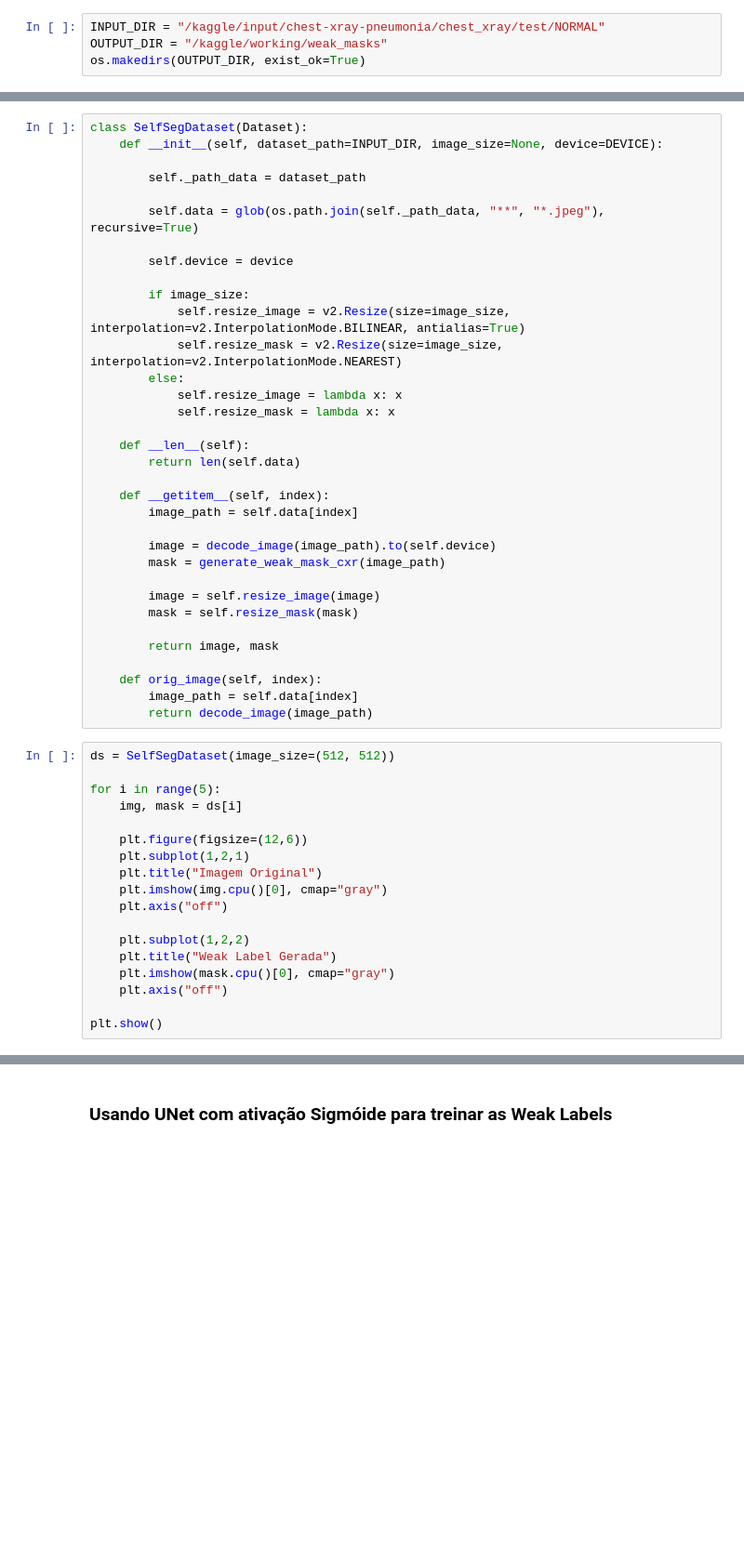
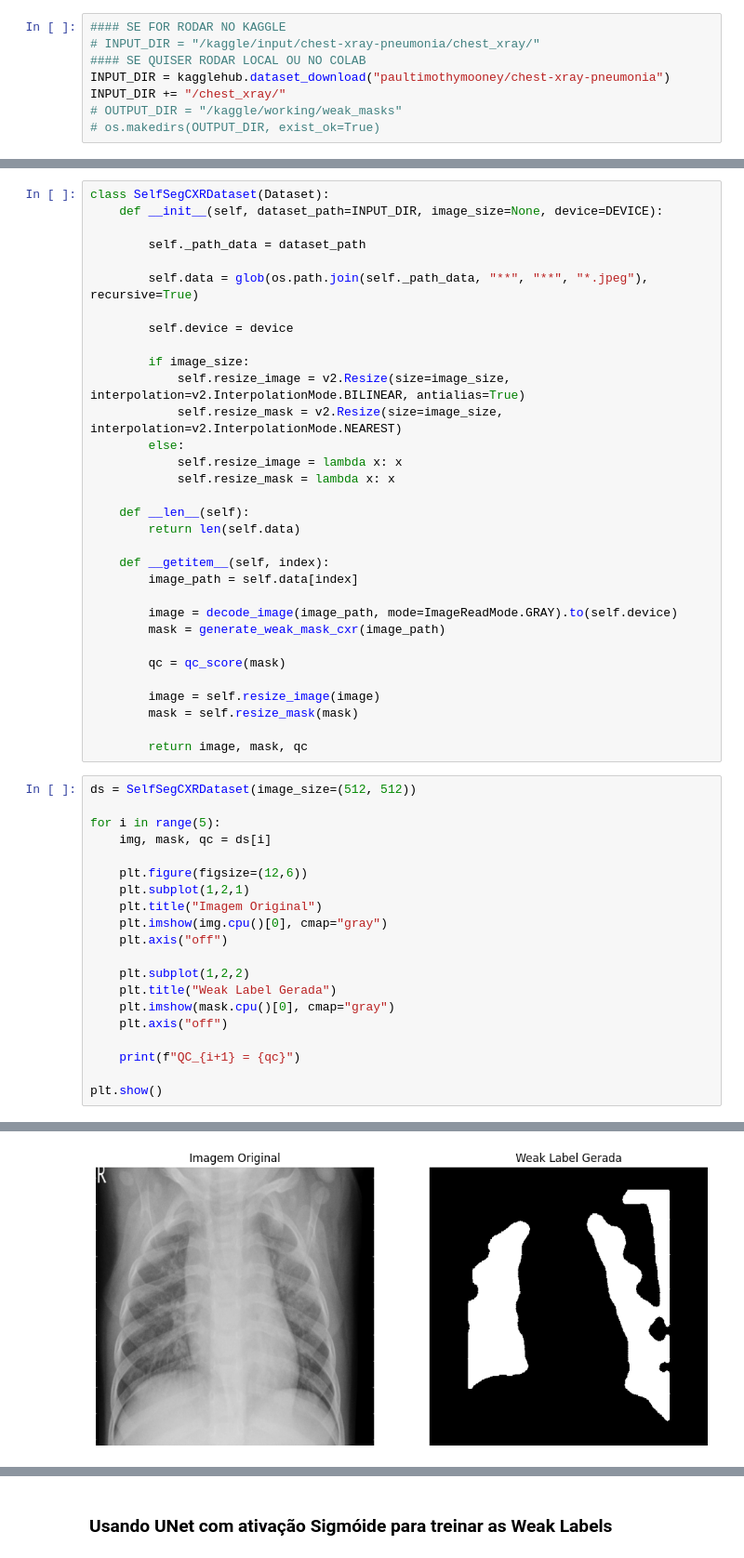
Before and after one commit to samullima/Self-supervised-learning-for-label-free-segmentation, a Jupyter notebook: teste.ipynb, the cells around one changed output, grey strips where cells are left out. Shown at 93% size. Saved outputs shown, nothing was run; the diff lists cells and outputs as text; blank space fills up the shorter version.

Commit message:
Adicionado qc_score as mascaras

```diff
--- a/teste.ipynb
+++ b/teste.ipynb
@@ -33,6 +54,10 @@ DEVICE
 # %%
-INPUT_DIR = "/kaggle/input/chest-xray-pneumonia/chest_xray/test/NORMAL"
-OUTPUT_DIR = "/kaggle/working/weak_masks"
-os.makedirs(OUTPUT_DIR, exist_ok=True)
+#### SE FOR RODAR NO KAGGLE
+# INPUT_DIR = "/kaggle/input/chest-xray-pneumonia/chest_xray/"
+#### SE QUISER RODAR LOCAL OU NO COLAB
+INPUT_DIR = kagglehub.dataset_download("paultimothymooney/chest-xray-pneumonia")
+INPUT_DIR += "/chest_xray/"
+# OUTPUT_DIR = "/kaggle/working/weak_masks"
+# os.makedirs(OUTPUT_DIR, exist_ok=True)
 # %%
 def generate_weak_mask_cxr(img_path):
@@ -97,10 +186,10 @@ def generate_weak_mask_cxr(img_path):
 # %%
-class SelfSegDataset(Dataset):
+class SelfSegCXRDataset(Dataset):
     def __init__(self, dataset_path=INPUT_DIR, image_size=None, device=DEVICE):
 
         self._path_data = dataset_path
 
-        self.data = glob(os.path.join(self._path_data, "**", "*.jpeg"), recursive=True)
+        self.data = glob(os.path.join(self._path_data, "**", "**", "*.jpeg"), recursive=True)
 
         self.device = device
 
@@ -117,22 +206,20 @@ class SelfSegDataset(Dataset):
     def __getitem__(self, index):
         image_path = self.data[index]
 
-        image = decode_image(image_path).to(self.device)
+        image = decode_image(image_path, mode=ImageReadMode.GRAY).to(self.device)
         mask = generate_weak_mask_cxr(image_path)
+
+        qc = qc_score(mask)
 
         image = self.resize_image(image)
         mask = self.resize_mask(mask)
 
-        return image, mask
-
-    def orig_image(self, index):
-        image_path = self.data[index]
-        return decode_image(image_path)
+        return image, mask, qc
 # %%
-ds = SelfSegDataset(image_size=(512, 512))
+ds = SelfSegCXRDataset(image_size=(512, 512))
 
 for i in range(5):
-    img, mask = ds[i]
+    img, mask, qc = ds[i]
 
     plt.figure(figsize=(12,6))
     plt.subplot(1,2,1)
@@ -145,4 +232,7 @@ for i in range(5):
     plt.imshow(mask.cpu()[0], cmap="gray")
     plt.axis("off")
 
+    print(f"QC_{i+1} = {qc}")
+
 plt.show()
+# %% [output]
@@ -148,0 +244 @@ plt.show()
+[figure, added]
```
Also changed, not shown: parts of 6 cells of this notebook.
